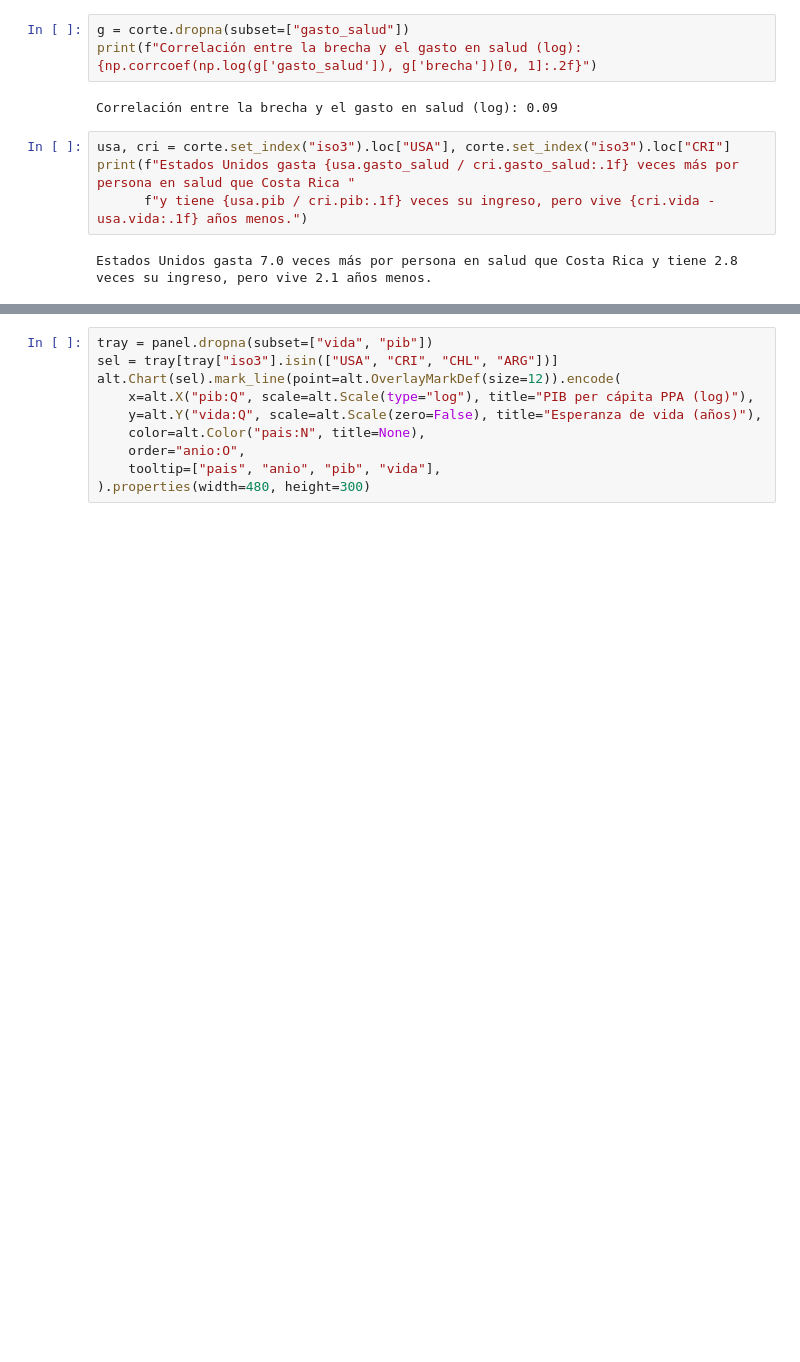
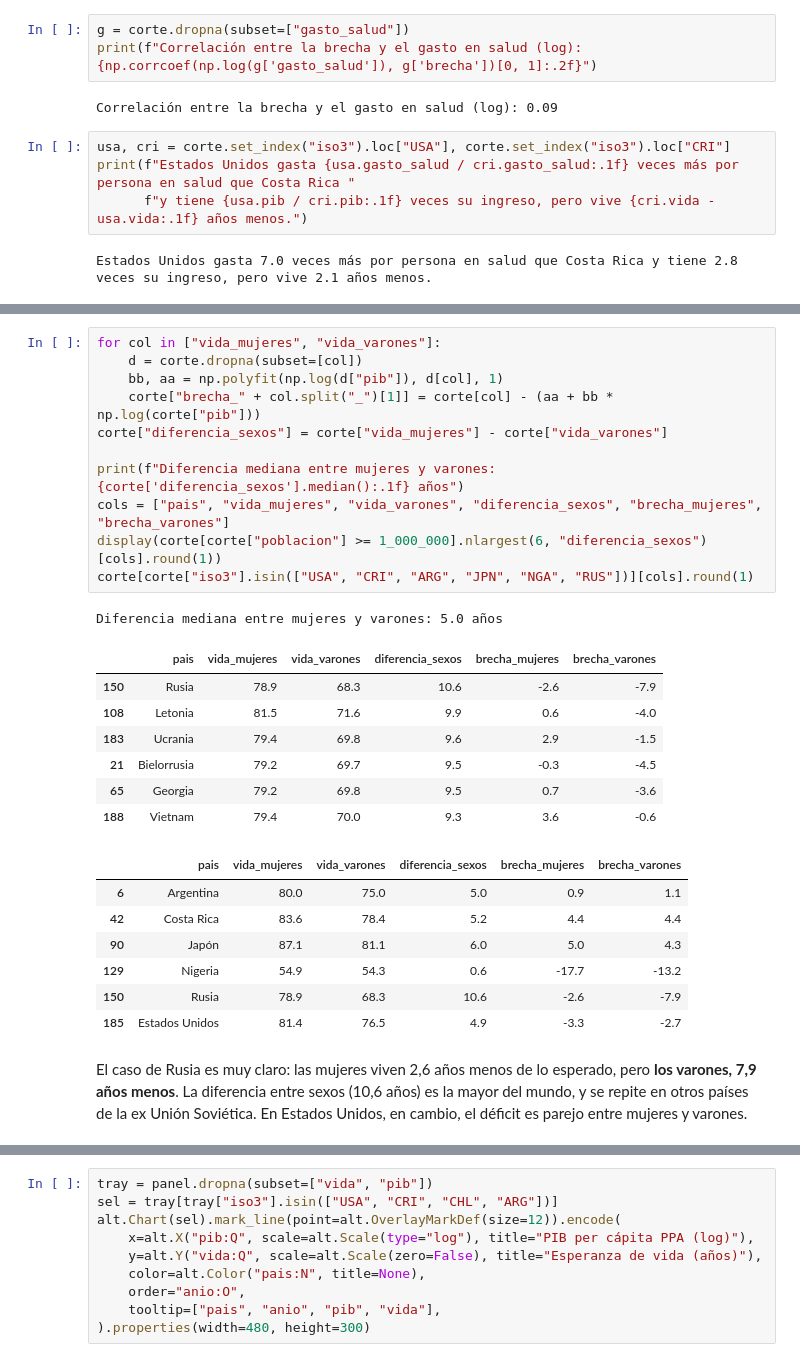
Before and after one commit to za0sec/infovis, a Jupyter notebook: TPFinal/exploracion/03_analisis.ipynb, the cells around one changed output, grey strips where cells are left out. Drawn from its saved outputs; the diff is of its cells as text; blank space fills up the shorter version.

Commit message:
Probar la robustez del modelo y analizar mortalidad infantil y sexo
Co-authored-by: Pilar Frutos <pfrutos@itba.edu.ar>

```diff
--- a/TPFinal/exploracion/03_analisis.ipynb
+++ b/TPFinal/exploracion/03_analisis.ipynb
@@ -177,0 +226,29 @@ El gasto no explica la brecha: una vez descontado el ingreso, gastar más casi n
+# %%
+for col in ["vida_mujeres", "vida_varones"]:
+    d = corte.dropna(subset=[col])
+    bb, aa = np.polyfit(np.log(d["pib"]), d[col], 1)
+    corte["brecha_" + col.split("_")[1]] = corte[col] - (aa + bb * np.log(corte["pib"]))
+corte["diferencia_sexos"] = corte["vida_mujeres"] - corte["vida_varones"]
+
+print(f"Diferencia mediana entre mujeres y varones: {corte['diferencia_sexos'].median():.1f} años")
+cols = ["pais", "vida_mujeres", "vida_varones", "diferencia_sexos", "brecha_mujeres", "brecha_varones"]
+display(corte[corte["poblacion"] >= 1_000_000].nlargest(6, "diferencia_sexos")[cols].round(1))
+corte[corte["iso3"].isin(["USA", "CRI", "ARG", "JPN", "NGA", "RUS"])][cols].round(1)
+# %% [output]
+Diferencia mediana entre mujeres y varones: 5.0 años
+|  | pais | vida_mujeres | vida_varones | diferencia_sexos | brecha_mujeres | brecha_varones |
+| 150 | Rusia | 78.9 | 68.3 | 10.6 | -2.6 | -7.9 |
+| 108 | Letonia | 81.5 | 71.6 | 9.9 | 0.6 | -4.0 |
+| 183 | Ucrania | 79.4 | 69.8 | 9.6 | 2.9 | -1.5 |
+| 21 | Bielorrusia | 79.2 | 69.7 | 9.5 | -0.3 | -4.5 |
+| 65 | Georgia | 79.2 | 69.8 | 9.5 | 0.7 | -3.6 |
+| 188 | Vietnam | 79.4 | 70.0 | 9.3 | 3.6 | -0.6 |
+|  | pais | vida_mujeres | vida_varones | diferencia_sexos | brecha_mujeres | brecha_varones |
+| 6 | Argentina | 80.0 | 75.0 | 5.0 | 0.9 | 1.1 |
+| 42 | Costa Rica | 83.6 | 78.4 | 5.2 | 4.4 | 4.4 |
+| 90 | Japón | 87.1 | 81.1 | 6.0 | 5.0 | 4.3 |
+| 129 | Nigeria | 54.9 | 54.3 | 0.6 | -17.7 | -13.2 |
+| 150 | Rusia | 78.9 | 68.3 | 10.6 | -2.6 | -7.9 |
+| 185 | Estados Unidos | 81.4 | 76.5 | 4.9 | -3.3 | -2.7 |
+# %% [markdown]
+El caso de Rusia es muy claro: las mujeres viven 2,6 años menos de lo esperado, pero **los varones, 7,9 años menos**. La diferencia entre sexos (10,6 años) es la mayor del mundo, y se repite en otros países de la ex Unión Soviética. En Estados Unidos, en cambio, el déficit es parejo entre mujeres y varones.
```
Also changed, not shown: parts of 9 cells of this notebook, 2 other files.
